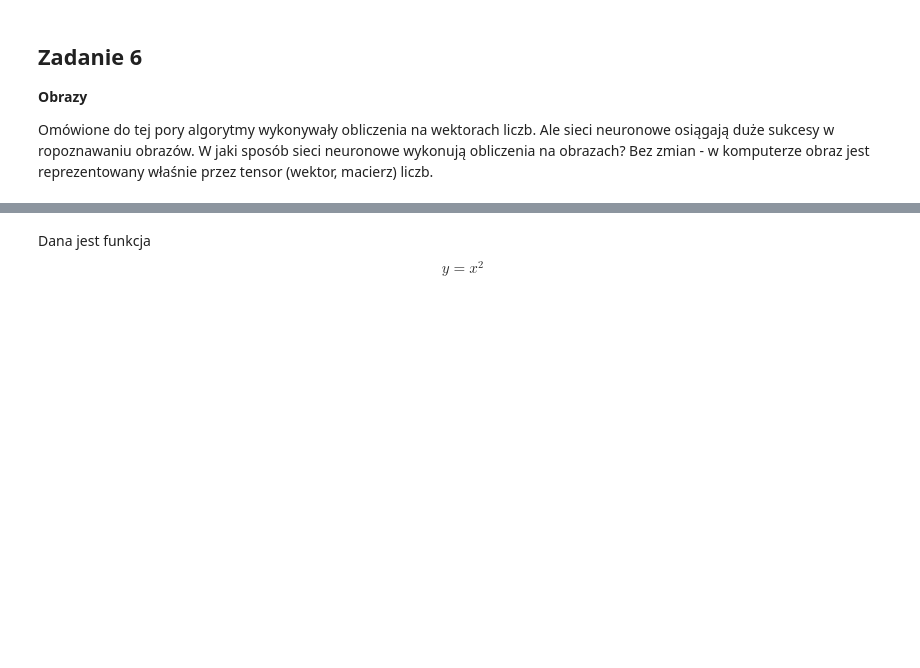
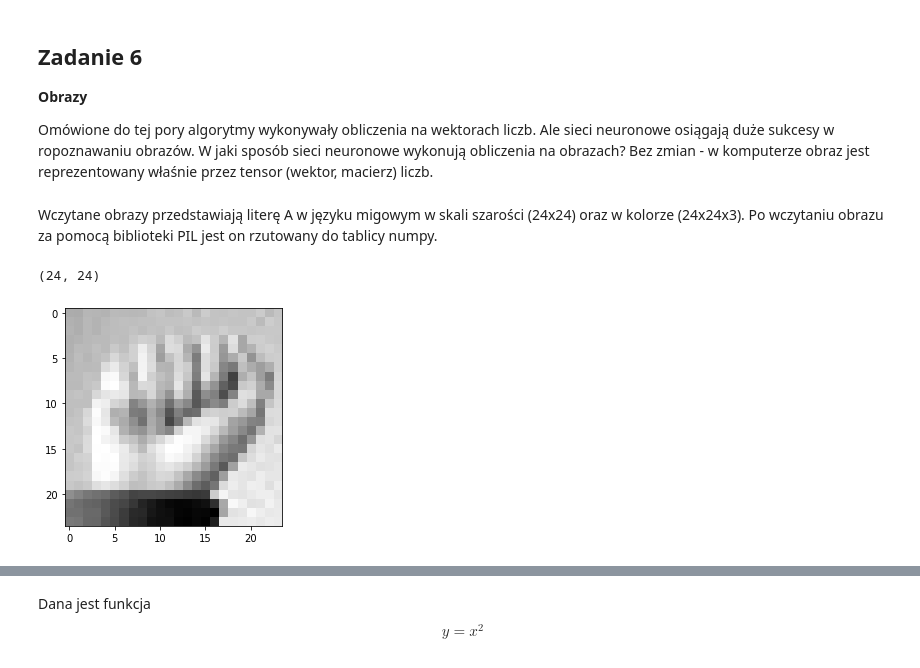
Before and after one commit to jgrynczewski/tensorflow_intro, a Jupyter notebook: tf2_0_zadania.ipynb, the cells around one changed output, grey strips where cells are left out. Saved outputs shown, nothing was run; the diff lists cells and outputs as text; code cells hidden in the pictures; blank space fills up the shorter version.

```diff
--- a/tf2_0_zadania.ipynb
+++ b/tf2_0_zadania.ipynb
@@ -273,42 +290,24 @@ Omówione do tej pory algorytmy wykonywały obliczenia na wektorach liczb. Ale s
+# %% [markdown]
+Wczytane obrazy przedstawiają literę A w języku migowym w skali szarości (24x24) oraz w kolorze (24x24x3). Po wczytaniu obrazu za pomocą biblioteki PIL jest on rzutowany do tablicy numpy.
 # %%
-# Wczytane obrazy przedstawiają literę A w języku migowym w skali szarości
-# (24x24) oraz w kolorze (24x24x3). Po wczytaniu obrazu za pomocą biblioteki
-# PIL jest on rzutowany do tablicy numpy.
+### Obraz w skali szarości
 
-# importy
-import requests
-import numpy as np
-from PIL import Image
-from io import BytesIO
-
-# adresy zdjęć
+# adres zdjęcia
 gray_img_url = "https://raw.githubusercontent.com/jgrynczewski/tensorflow_intro/master/gray_sign.jpg"
-color_img_url = "https://raw.githubusercontent.com/jgrynczewski/tensorflow_intro/master/color_sign.jpg"
-
-### Obraz w skali szarości
 
 # Wysłanie zapytania HTTP i przypisanie odpowiedzi do zmiennej response
 response = requests.get(gray_img_url)
 
 # zrzutowanie odpowiedzi do obiektu Image biblioteki PIL
 # (metoda convert rzutuje na odpowiednią skalę kolorów, L oznacza
 # skalę szarości)
 gray_img = Image.open(BytesIO(response.content)).convert("L")
 
 # zrzutowanie obiektu Image do tablicy numpy
 gray_data = np.asarray(gray_img)
 
+plt.imshow(gray_data, cmap='gray')
 print(gray_data.shape)
-
-### Obraz kolorowy
-
-# Wysłanie zapytania HTTP i przypisanie odpowiedzi do zmiennej response
-response = requests.get(color_img_url)
-
-# zrzutowanie odpowiedzi do obiektu Image biblioteki PIL
-color_img = Image.open(BytesIO(response.content))
-
-# zrzutowanie obiektu Image do tablicy numpy
-color_data = np.asarray(color_img)
-
-print(color_data.shape)
+# %% [output]
+(24, 24)
+[figure, added]
```
Also changed, not shown: parts of 17 cells of this notebook, 6 other files.
